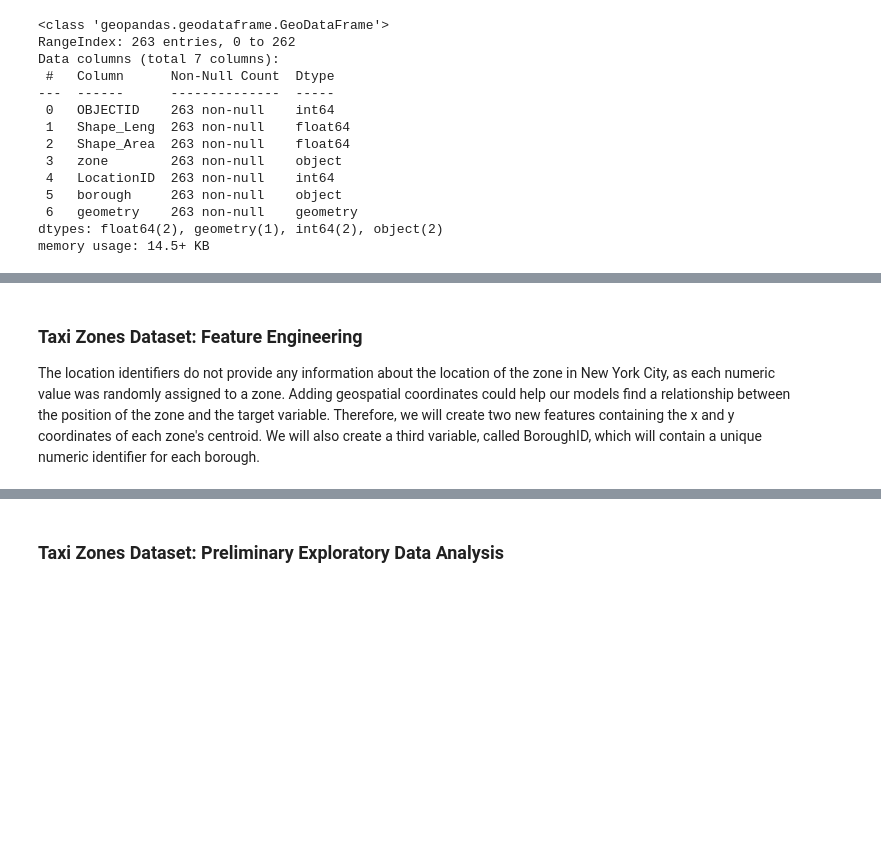
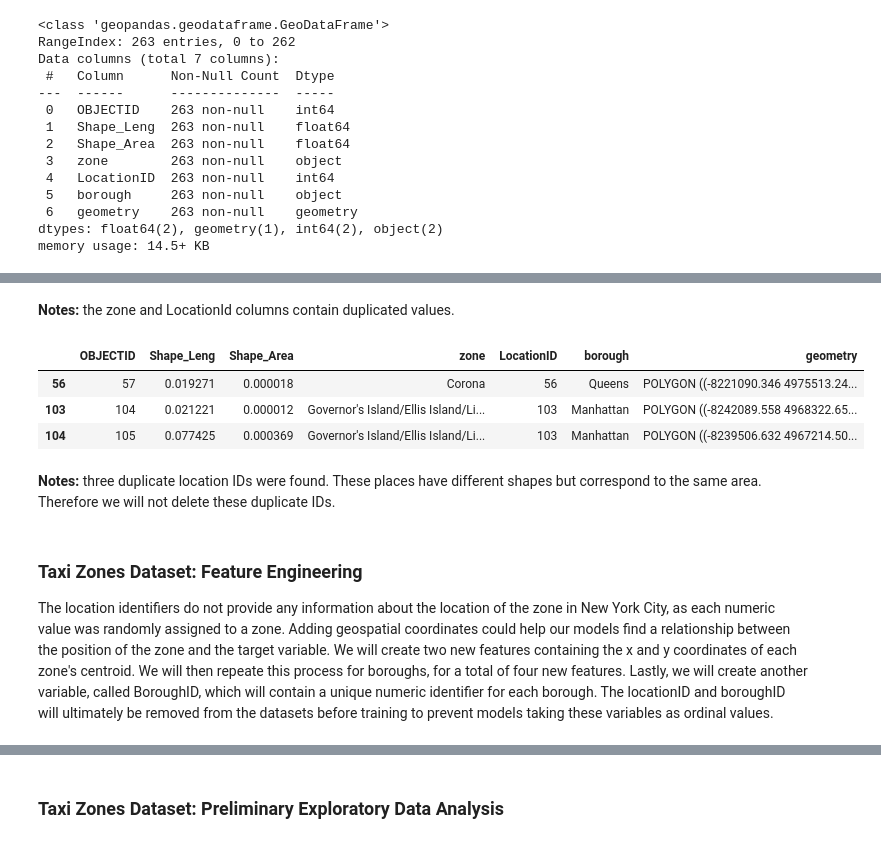
Before and after one commit to strickert/EPFL_ML, a Jupyter notebook: 01-data_preparation_I.ipynb, the cells around one changed output, grey strips where cells are left out. Cells and saved outputs as stored; diff of their text form; code cells hidden in the pictures; blank space fills up the shorter version.

```diff
--- a/01-data_preparation_I.ipynb
+++ b/01-data_preparation_I.ipynb
@@ -705,3 +706,10 @@ plot_barplot(
 ### Goals:
 Explore the NYC Taxi Zones dataset and perform data cleaning and manipulation, as well as feature engineering, binning and encoding where necessary.
 ### Code:
+# %%
+# Import taxi zone data set
+# zones_df = gpd.read_file(r"data/raw/zones.geojson").to_crs(epsg=3857)
+zones_df = gpd.read_file(r"data/raw/taxi_zones").to_crs(epsg=3857)
+
+# Display the first five rows of the data frame
+zones_df.head()
@@ -745,5 +766,17 @@ The dataset contains 263 rows and seven columns, one for a unique identifier, on
+# %% [markdown]
+**Notes:** the zone and LocationId columns contain duplicated values.
+# %%
+# Check for duplicated LocationID
+zones_df[zones_df.LocationID.duplicated()].head()
+# %% [output]
+|  | OBJECTID | Shape_Leng | Shape_Area | zone | LocationID | borough | geometry |
+| 56 | 57 | 0.019271 | 0.000018 | Corona | 56 | Queens | POLYGON ((-8221090.346 4975513.24... |
+| 103 | 104 | 0.021221 | 0.000012 | Governor's Island/Ellis Island/Li... | 103 | Manhattan | POLYGON ((-8242089.558 4968322.65... |
+| 104 | 105 | 0.077425 | 0.000369 | Governor's Island/Ellis Island/Li... | 103 | Manhattan | POLYGON ((-8239506.632 4967214.50... |
+# %% [markdown]
+**Notes:** three duplicate location IDs were found. These places have different shapes but correspond to the same area. Therefore we will not delete these duplicate IDs.
 # %% [markdown]
 ### Taxi Zones Dataset: Feature Engineering
 
-The location identifiers do not provide any information about the location of the zone in New York City, as each numeric value was randomly assigned to a zone. Adding geospatial coordinates could help our models find a relationship between the position of the zone and the target variable. Therefore, we will create two new features containing the x and y coordinates of each zone's centroid. We will also create a third variable, called BoroughID, which will contain a unique numeric identifier for each borough.
+The location identifiers do not provide any information about the location of the zone in New York City, as each numeric value was randomly assigned to a zone. Adding geospatial coordinates could help our models find a relationship between the position of the zone and the target variable. We will create two new features containing the x and y coordinates of each zone's centroid. We will then repeate this process for boroughs, for a total of four new features. Lastly, we will create another variable, called BoroughID, which will contain a unique numeric identifier for each borough. The locationID and boroughID will ultimately be removed from the datasets before training to prevent models taking these variables as ordinal values.
 # %%
```
Also changed, not shown: parts of 18 cells of this notebook, 11 other files.
